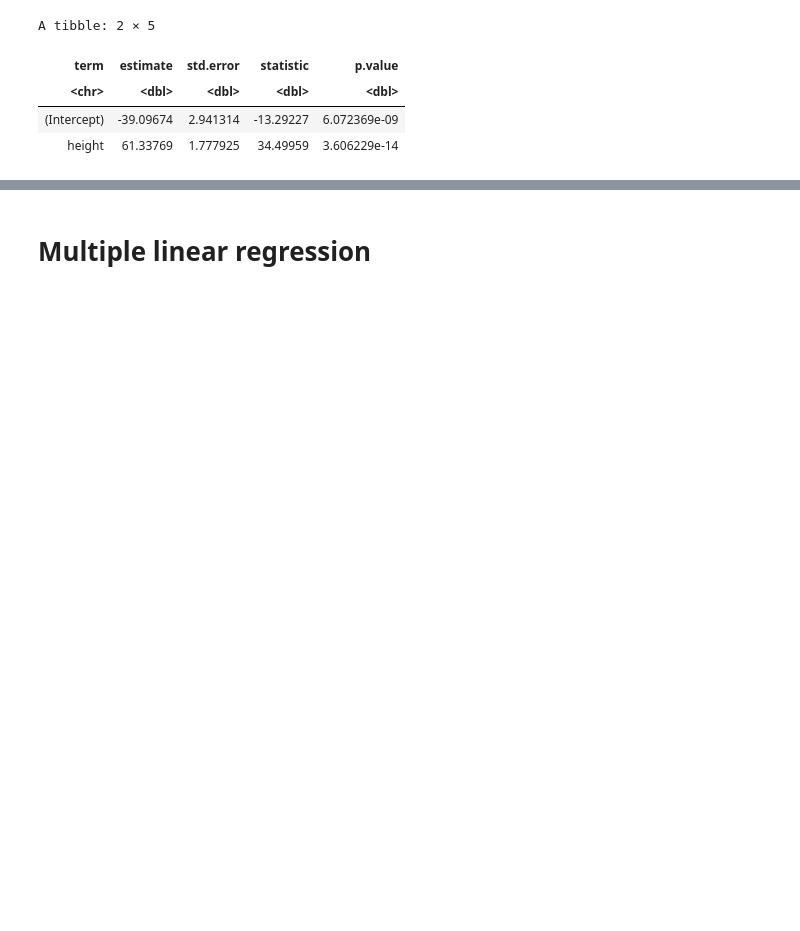
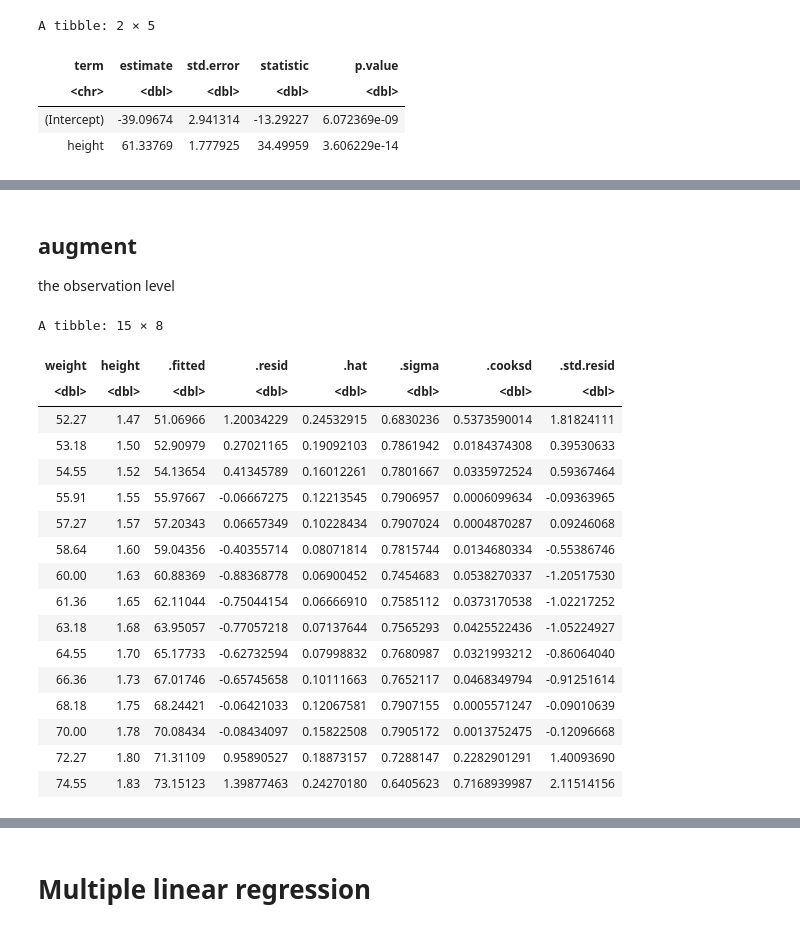
Before and after one commit to tarutear/2025-1, a Jupyter notebook: Introduction_to_Regression_in_R.ipynb, the cells around one changed output, grey strips where cells are left out. Saved outputs shown, nothing was run; the diff lists cells and outputs as text; code cells hidden in the pictures; blank space fills up the shorter version.

```diff
--- a/Introduction_to_Regression_in_R.ipynb
+++ b/Introduction_to_Regression_in_R.ipynb
@@ -227,0 +298,25 @@ A tibble: 2 × 5
+# %% [markdown]
+## augment
+
+the observation level
+# %%
+augment(lm_model)
+# %% [output]
+A tibble: 15 × 8
+| weight | height | .fitted | .resid | .hat | .sigma | .cooksd | .std.resid |
+| <dbl> | <dbl> | <dbl> | <dbl> | <dbl> | <dbl> | <dbl> | <dbl> |
+| 52.27 | 1.47 | 51.06966 | 1.20034229 | 0.24532915 | 0.6830236 | 0.5373590014 | 1.81824111 |
+| 53.18 | 1.50 | 52.90979 | 0.27021165 | 0.19092103 | 0.7861942 | 0.0184374308 | 0.39530633 |
+| 54.55 | 1.52 | 54.13654 | 0.41345789 | 0.16012261 | 0.7801667 | 0.0335972524 | 0.59367464 |
+| 55.91 | 1.55 | 55.97667 | -0.06667275 | 0.12213545 | 0.7906957 | 0.0006099634 | -0.09363965 |
+| 57.27 | 1.57 | 57.20343 | 0.06657349 | 0.10228434 | 0.7907024 | 0.0004870287 | 0.09246068 |
+| 58.64 | 1.60 | 59.04356 | -0.40355714 | 0.08071814 | 0.7815744 | 0.0134680334 | -0.55386746 |
+| 60.00 | 1.63 | 60.88369 | -0.88368778 | 0.06900452 | 0.7454683 | 0.0538270337 | -1.20517530 |
+| 61.36 | 1.65 | 62.11044 | -0.75044154 | 0.06666910 | 0.7585112 | 0.0373170538 | -1.02217252 |
+| 63.18 | 1.68 | 63.95057 | -0.77057218 | 0.07137644 | 0.7565293 | 0.0425522436 | -1.05224927 |
+| 64.55 | 1.70 | 65.17733 | -0.62732594 | 0.07998832 | 0.7680987 | 0.0321993212 | -0.86064040 |
+| 66.36 | 1.73 | 67.01746 | -0.65745658 | 0.10111663 | 0.7652117 | 0.0468349794 | -0.91251614 |
+| 68.18 | 1.75 | 68.24421 | -0.06421033 | 0.12067581 | 0.7907155 | 0.0005571247 | -0.09010639 |
+| 70.00 | 1.78 | 70.08434 | -0.08434097 | 0.15822508 | 0.7905172 | 0.0013752475 | -0.12096668 |
+| 72.27 | 1.80 | 71.31109 | 0.95890527 | 0.18873157 | 0.7288147 | 0.2282901291 | 1.40093690 |
+| 74.55 | 1.83 | 73.15123 | 1.39877463 | 0.24270180 | 0.6405623 | 0.7168939987 | 2.11514156 |
```
Also changed, not shown: parts of 26 cells of this notebook.
